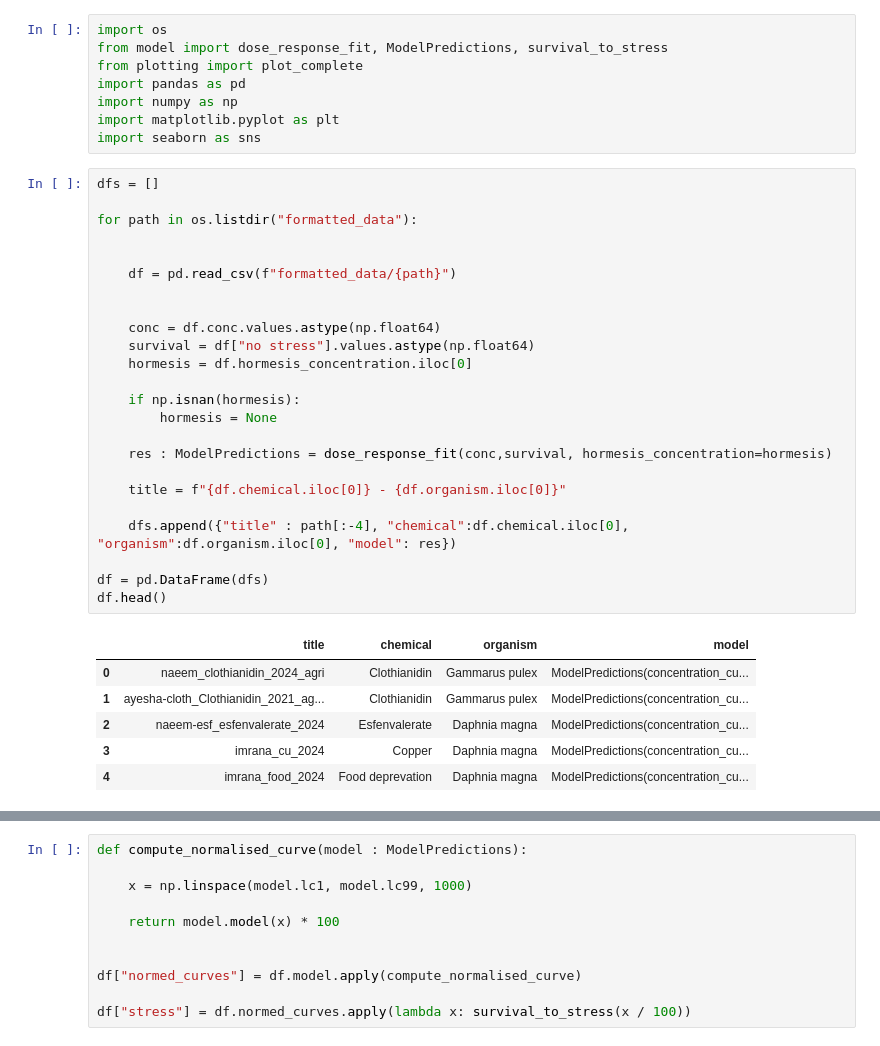
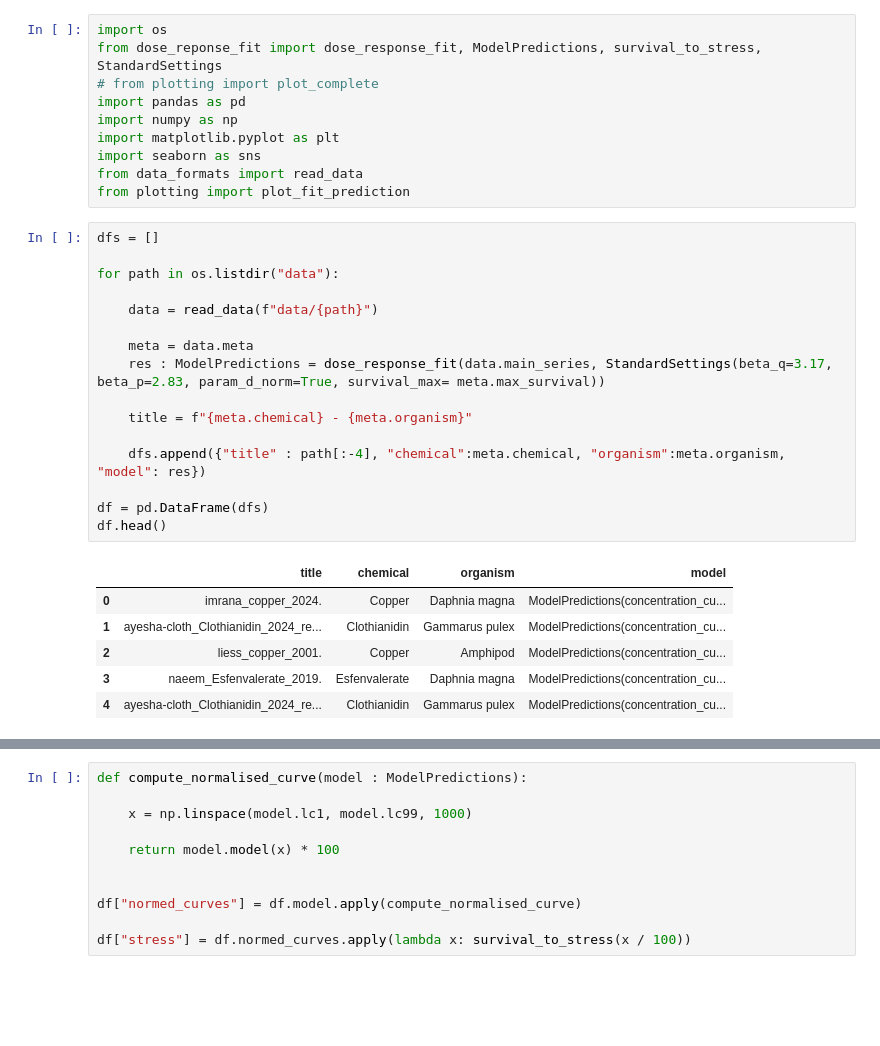
Before and after one commit to ffhammer/sam, a Jupyter notebook: compare_curves.ipynb, the cells around one changed output, grey strips where cells are left out. Saved outputs shown, nothing was run; the diff lists cells and outputs as text; blank space fills up the shorter version.

```diff
--- a/compare_curves.ipynb
+++ b/compare_curves.ipynb
@@ -1,39 +1,33 @@
 # %%
 import os
-from model import dose_response_fit, ModelPredictions, survival_to_stress
-from plotting import plot_complete
+from dose_reponse_fit import dose_response_fit, ModelPredictions, survival_to_stress, StandardSettings
+# from plotting import plot_complete
 import pandas as pd
 import numpy as np
 import matplotlib.pyplot as plt
 import seaborn as sns
+from data_formats import read_data
+from plotting import plot_fit_prediction
 # %%
 dfs = []
 
-for path in os.listdir("formatted_data"):
+for path in os.listdir("data"):
 
+    data = read_data(f"data/{path}")
 
-    df = pd.read_csv(f"formatted_data/{path}")
+    meta = data.meta
+    res : ModelPredictions = dose_response_fit(data.main_series, StandardSettings(beta_q=3.17, beta_p=2.83, param_d_norm=True, survival_max= meta.max_survival))
 
+    title = f"{meta.chemical} - {meta.organism}"
 
-    conc = df.conc.values.astype(np.float64)
-    survival = df["no stress"].values.astype(np.float64)
-    hormesis = df.hormesis_concentration.iloc[0]
-
-    if np.isnan(hormesis):
-        hormesis = None
-
-    res : ModelPredictions = dose_response_fit(conc,survival, hormesis_concentration=hormesis)
-
-    title = f"{df.chemical.iloc[0]} - {df.organism.iloc[0]}"
-
-    dfs.append({"title" : path[:-4], "chemical":df.chemical.iloc[0], "organism":df.organism.iloc[0], "model": res})
+    dfs.append({"title" : path[:-4], "chemical":meta.chemical, "organism":meta.organism, "model": res})
 
 df = pd.DataFrame(dfs)
 df.head()
 # %% [output]
 |  | title | chemical | organism | model |
-| 0 | naeem_clothianidin_2024_agri | Clothianidin | Gammarus pulex | ModelPredictions(concentration_cu... |
-| 1 | ayesha-cloth_Clothianidin_2021_ag... | Clothianidin | Gammarus pulex | ModelPredictions(concentration_cu... |
-| 2 | naeem-esf_esfenvalerate_2024 | Esfenvalerate | Daphnia magna | ModelPredictions(concentration_cu... |
-| 3 | imrana_cu_2024 | Copper | Daphnia magna | ModelPredictions(concentration_cu... |
-| 4 | imrana_food_2024 | Food deprevation | Daphnia magna | ModelPredictions(concentration_cu... |
+| 0 | imrana_copper_2024. | Copper | Daphnia magna | ModelPredictions(concentration_cu... |
+| 1 | ayesha-cloth_Clothianidin_2024_re... | Clothianidin | Gammarus pulex | ModelPredictions(concentration_cu... |
+| 2 | liess_copper_2001. | Copper | Amphipod | ModelPredictions(concentration_cu... |
+| 3 | naeem_Esfenvalerate_2019. | Esfenvalerate | Daphnia magna | ModelPredictions(concentration_cu... |
+| 4 | ayesha-cloth_Clothianidin_2024_re... | Clothianidin | Gammarus pulex | ModelPredictions(concentration_cu... |
```
Also changed, not shown: parts of 7 cells of this notebook, 7 other files.
